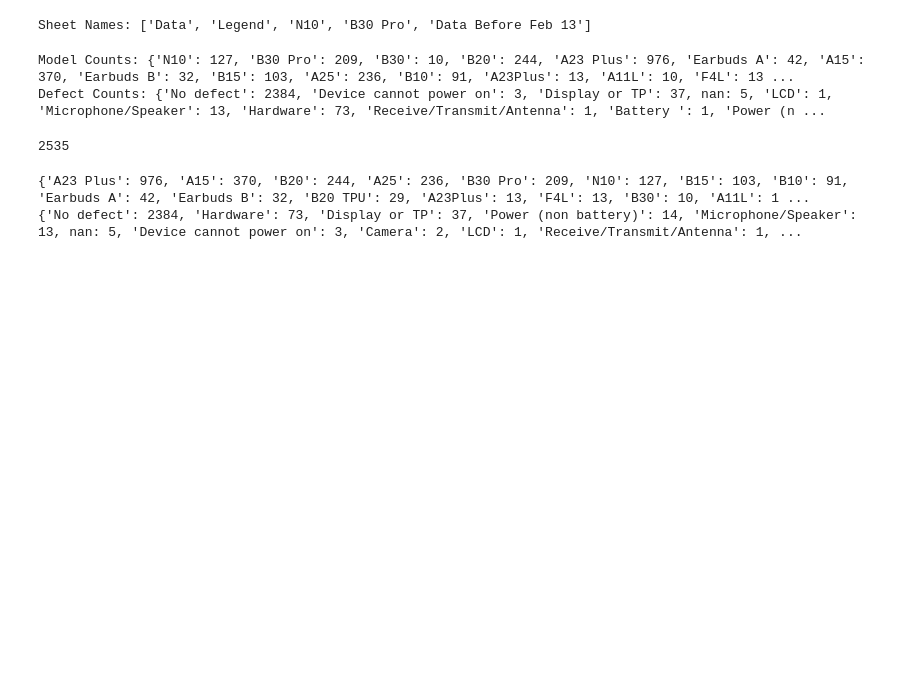
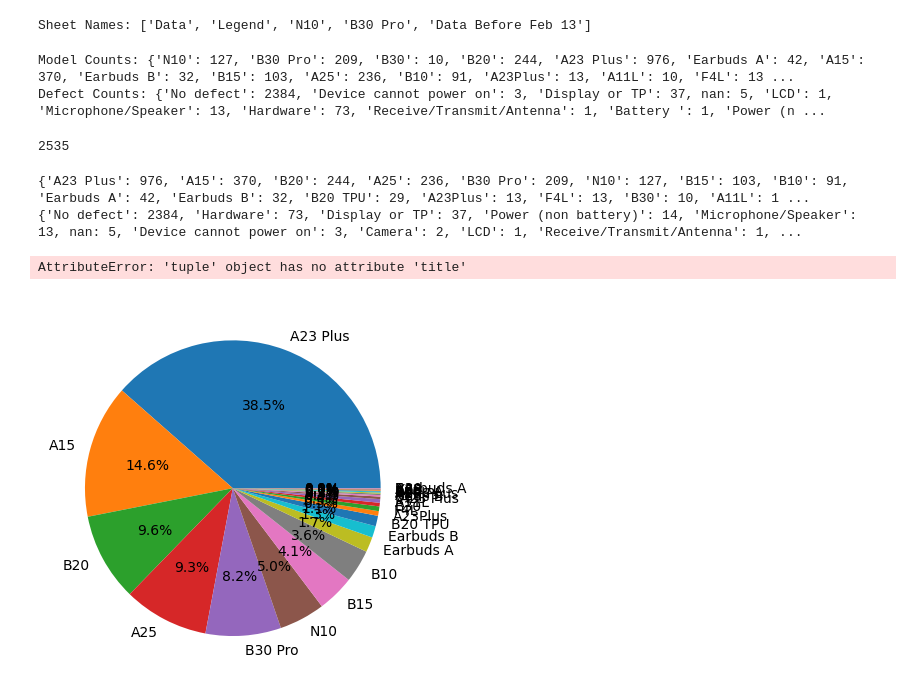
Before and after one commit to ACarrig/NUUMobile1, a Jupyter notebook: backend/Notebooks/returns.ipynb, the cells around one changed output. Drawn from its saved outputs; the diff is of its cells as text; code cells hidden in the pictures; blank space fills up the shorter version.

Commit message:
testing charts

```diff
--- a/backend/Notebooks/returns.ipynb
+++ b/backend/Notebooks/returns.ipynb
@@ -90,3 +88,11 @@ print(sorted_defect_counts)
+# %%
+# Create pie charts of the dictionaries
+plt = plt.pie(sorted_model_counts.values(), labels=sorted_model_counts.keys(), autopct='%1.1f%%')
+plt = plt.title("Models Sold")
+plt = plt.show()
+# %% [output]
+AttributeError: 'tuple' object has no attribute 'title'
+[figure, added]
 # %%
 # Other sheets
 n10_df = pd.read_excel(xls_file, sheet_name="N10")
```
Also changed, not shown: parts of 2 cells of this notebook.
